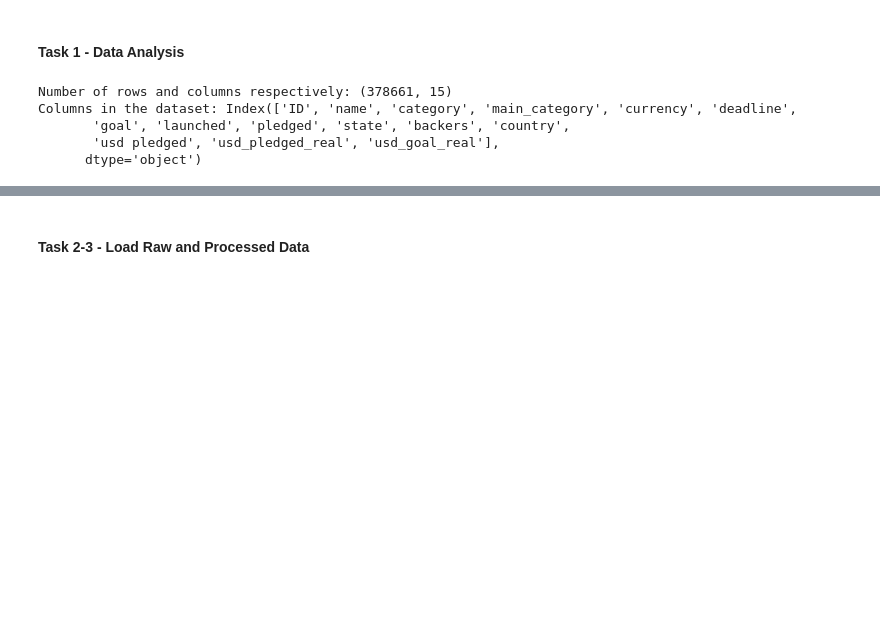
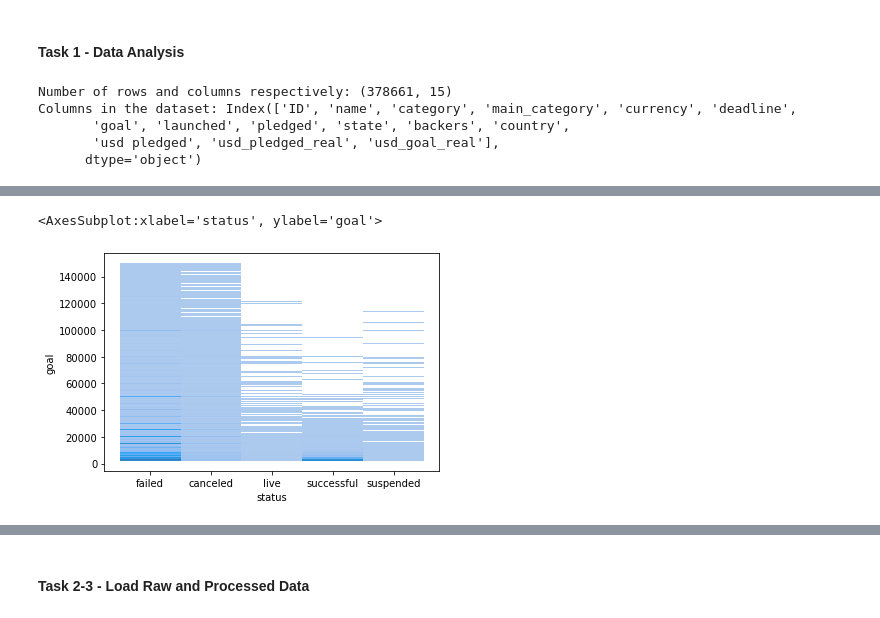
Before and after one commit to data301-2021-winter1/project-group07-project, a Jupyter notebook: notebooks/analysis2.ipynb, the cells around one changed output, grey strips where cells are left out. Drawn from its saved outputs; the diff is of its cells as text; code cells hidden in the pictures; blank space fills up the shorter version.

```diff
--- a/notebooks/analysis2.ipynb
+++ b/notebooks/analysis2.ipynb
@@ -67,0 +82,9 @@ dataset.describe(include='object').T
+# %%
+#Due to the large dataset, it is too slow to work with,
+#I have to reduce the rows inorder to get some progress within deadline
+
+dataset4 = dataset3[(dataset3['backers'] > 2)
+                    & (dataset3['backers'] < 56)
+                    & (dataset3['goal'] < 150000)
+                    & (dataset3['goal'] > 2000)]
+dataset4
@@ -67,0 +105,6 @@ dataset.describe(include='object').T
+# %%
+dataset5 = dataset4.copy()
+dataset5['launched'] = pd.to_datetime(dataset5['launched'])
+dataset5['deadline'] = pd.to_datetime(dataset5['deadline'])
+dataset5['duration'] = (dataset5['deadline'] - dataset5['launched']).dt.days
+dataset5
@@ -67,0 +125,5 @@ dataset.describe(include='object').T
+# %%
+sns.histplot(data=dataset5, x='status', y='goal')
+# %% [output]
+<AxesSubplot:xlabel='status', ylabel='goal'>
+[figure, added]
```
Also changed, not shown: parts of 14 cells of this notebook, 1 other file.
